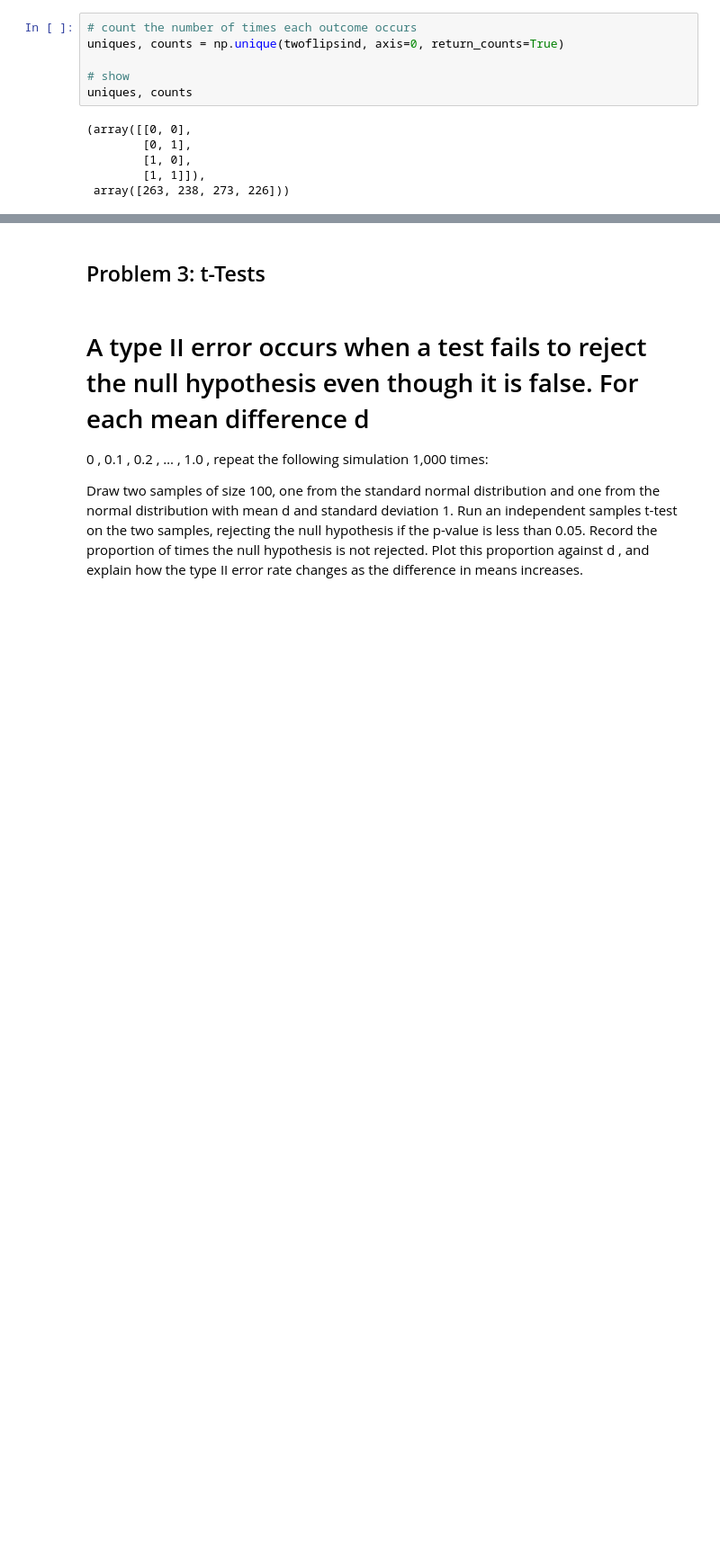
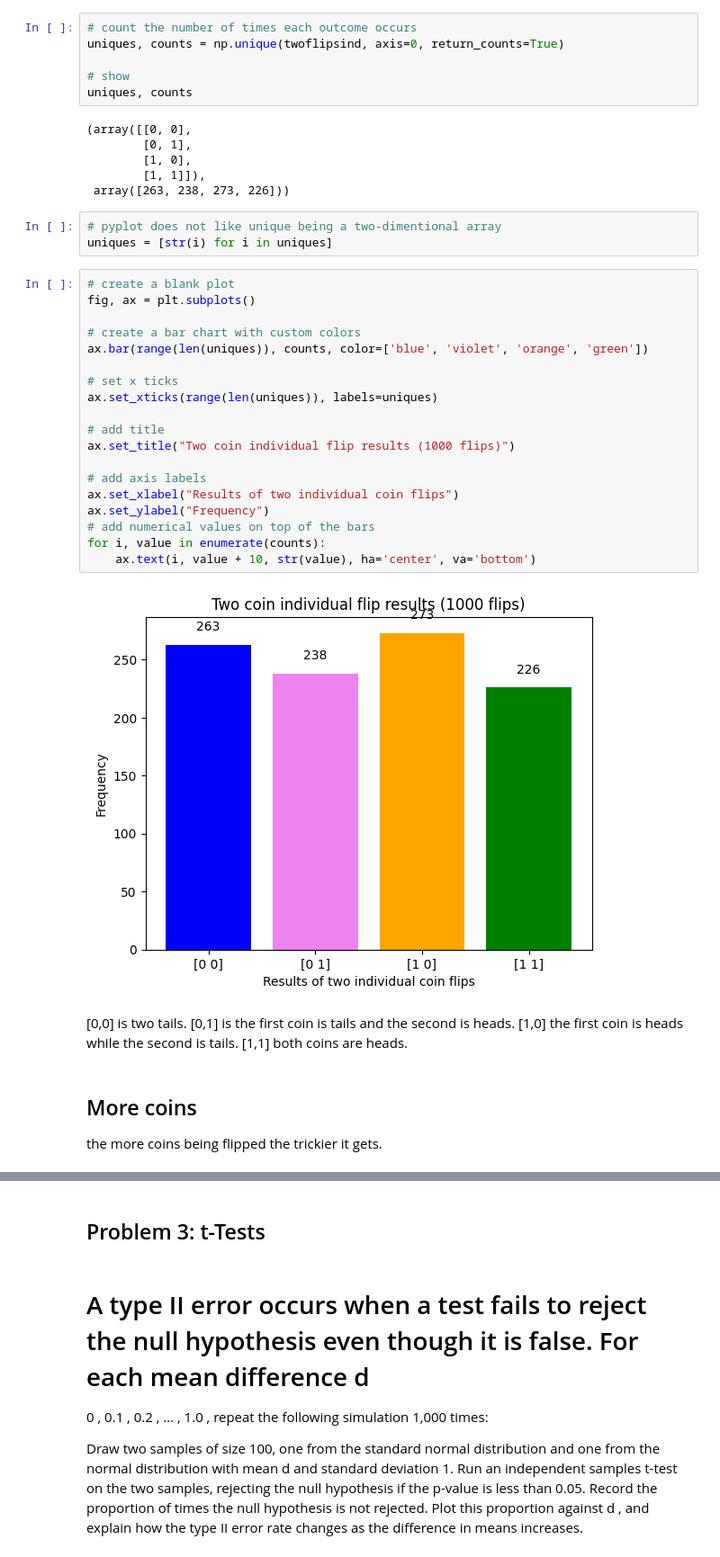
Before and after one commit to GraceMarySmyth/applied-statistics-assessment, a Jupyter notebook: problems.ipynb, the cells around one changed output, grey strips where cells are left out. Shown at 90% size. Saved outputs shown, nothing was run; the diff lists cells and outputs as text; blank space fills up the shorter version.

Commit message:
bar plot for multiple coins being flipped multiple times

```diff
--- a/problems.ipynb
+++ b/problems.ipynb
@@ -566,3 +566,32 @@ uniques, counts
         [1, 0],
         [1, 1]]),
  array([263, 238, 273, 226]))
+# %%
+# pyplot does not like unique being a two-dimentional array
+uniques = [str(i) for i in uniques]
+# %%
+# create a blank plot
+fig, ax = plt.subplots()
+
+# create a bar chart with custom colors
+ax.bar(range(len(uniques)), counts, color=['blue', 'violet', 'orange', 'green'])
+
+# set x ticks
+ax.set_xticks(range(len(uniques)), labels=uniques)
+
+# add title
+ax.set_title("Two coin individual flip results (1000 flips)")
+
+# add axis labels
+ax.set_xlabel("Results of two individual coin flips")
+ax.set_ylabel("Frequency")
+# add numerical values on top of the bars
+for i, value in enumerate(counts):
+    ax.text(i, value + 10, str(value), ha='center', va='bottom')
+# %% [output]
+[figure, added]
+# %% [markdown]
+[0,0] is two tails. [0,1] is the first coin is tails and the second is heads. [1,0] the first coin is heads while the second is tails. [1,1] both coins are heads.
+# %% [markdown]
+## More coins
+the more coins being flipped the trickier it gets.
```
Also changed, not shown: parts of 2 cells of this notebook.
